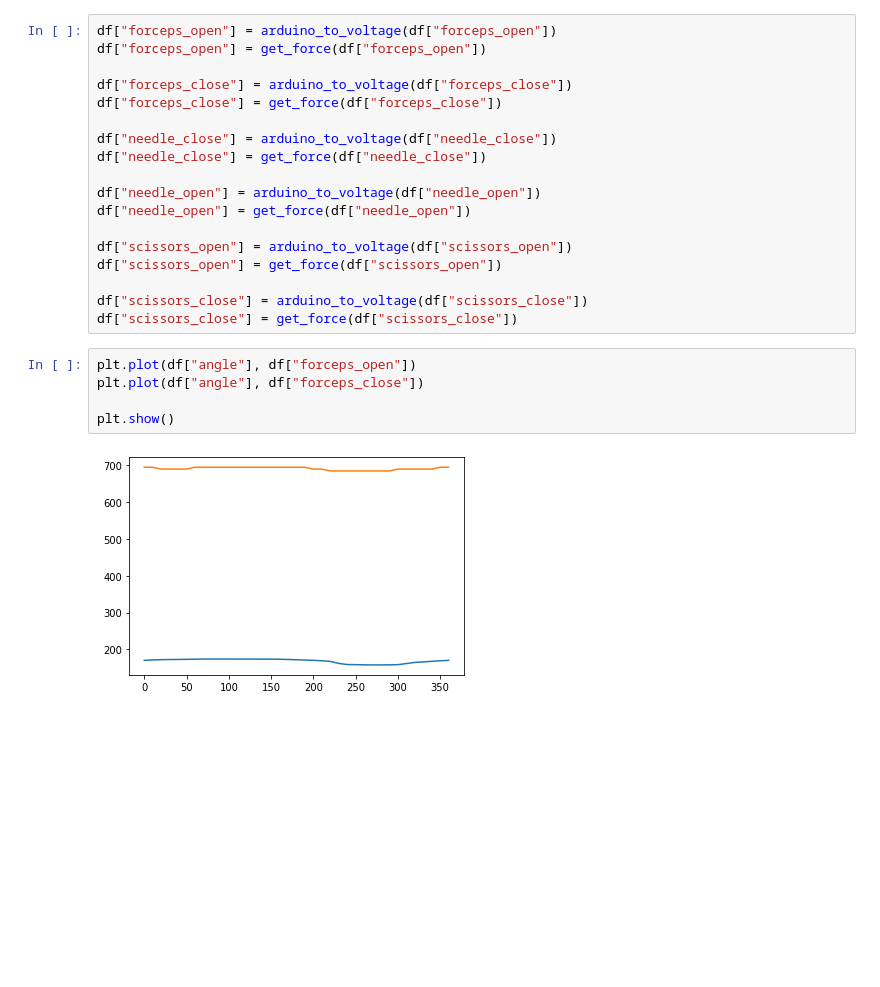
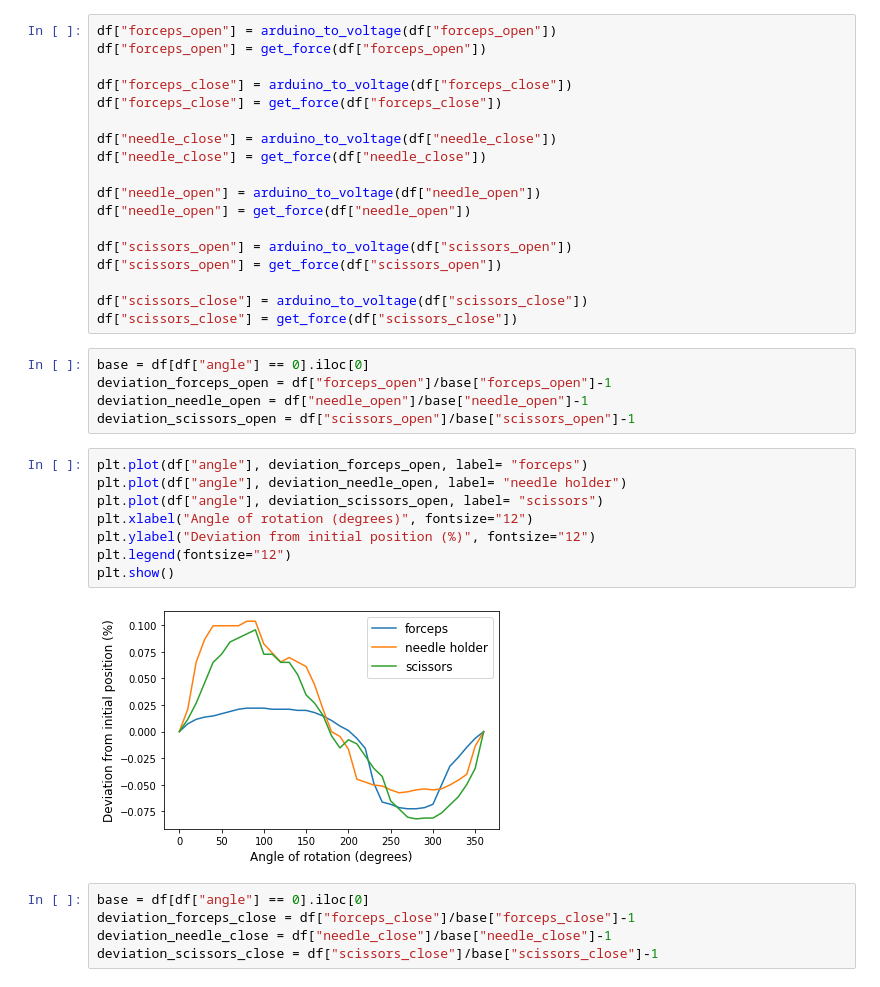
Before and after one commit to Jenirethvanessa/robotic_end-effector, a Jupyter notebook: wrist_twist.ipynb, the cells around one changed output. Saved outputs shown, nothing was run; the diff lists cells and outputs as text; blank space fills up the shorter version.

```diff
--- a/wrist_twist.ipynb
+++ b/wrist_twist.ipynb
@@ -61,11 +61,24 @@ df["scissors_open"] = get_force(df["scissors_open"])
 
 df["scissors_close"] = arduino_to_voltage(df["scissors_close"])
 df["scissors_close"] = get_force(df["scissors_close"])
-# %%
-plt.plot(df["angle"], df["forceps_open"])
-plt.plot(df["angle"], df["forceps_close"])
-
-plt.show()
-# %% [output]
-[figure, removed]
+# %%
+base = df[df["angle"] == 0].iloc[0]
+deviation_forceps_open = df["forceps_open"]/base["forceps_open"]-1
+deviation_needle_open = df["needle_open"]/base["needle_open"]-1
+deviation_scissors_open = df["scissors_open"]/base["scissors_open"]-1
+# %%
+plt.plot(df["angle"], deviation_forceps_open, label= "forceps")
+plt.plot(df["angle"], deviation_needle_open, label= "needle holder")
+plt.plot(df["angle"], deviation_scissors_open, label= "scissors")
+plt.xlabel("Angle of rotation (degrees)", fontsize="12")
+plt.ylabel("Deviation from initial position (%)", fontsize="12")
+plt.legend(fontsize="12")
+plt.show()
+# %% [output]
+[figure, added]
+# %%
+base = df[df["angle"] == 0].iloc[0]
+deviation_forceps_close = df["forceps_close"]/base["forceps_close"]-1
+deviation_needle_close = df["needle_close"]/base["needle_close"]-1
+deviation_scissors_close = df["scissors_close"]/base["scissors_close"]-1
 # %%
```
Also changed, not shown: parts of 5 cells of this notebook.
